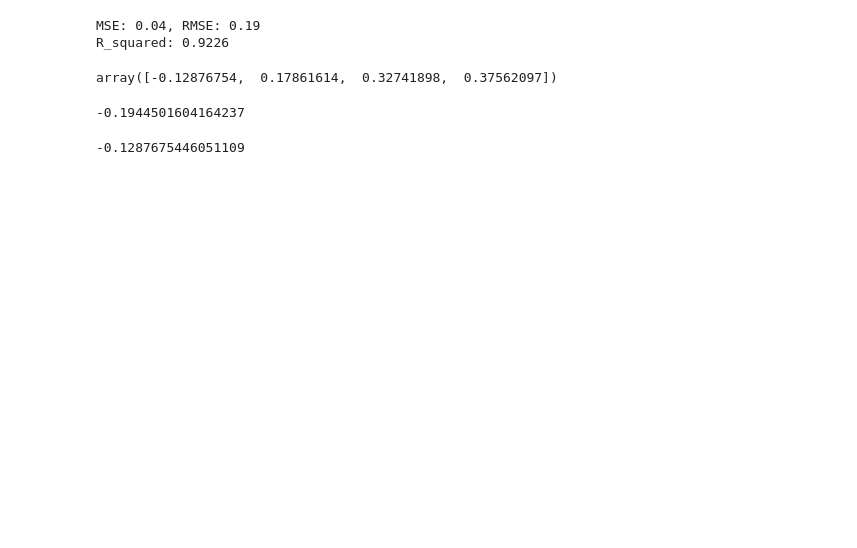
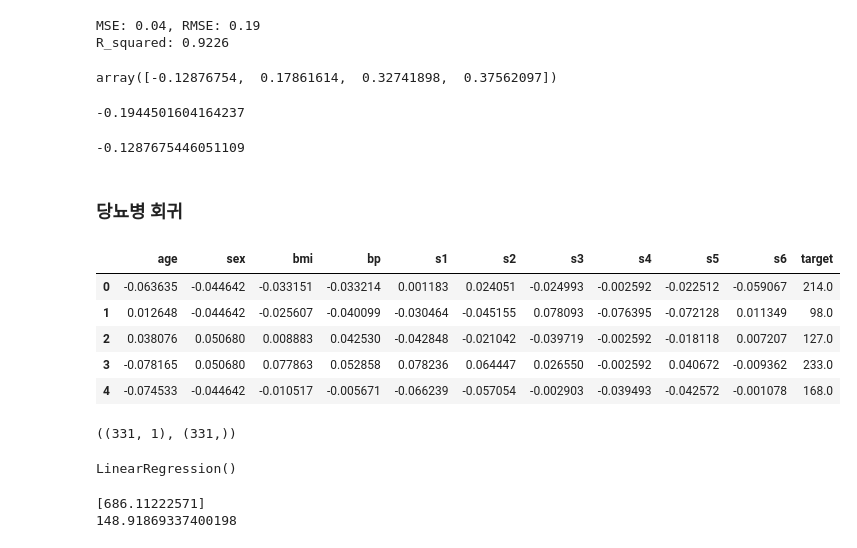
Before and after one commit to yeonhaneul/Python-flask-web-2020, a Jupyter notebook: 04_DataAnalysisModule/bp8_regression/test.ipynb, the cells around one changed output. Cells and saved outputs as stored; diff of their text form; code cells hidden in the pictures; blank space fills up the shorter version.

```diff
--- a/04_DataAnalysisModule/bp8_regression/test.ipynb
+++ b/04_DataAnalysisModule/bp8_regression/test.ipynb
@@ -65,3 +65,15 @@ lr.intercept_
 coef[0]*Sepla length + coef[1]*Sepal width + coef[2]*Petal length + coef[3]*target + lr.intercept_
 # %% [output]
 -0.1287675446051109
+# %% [markdown]
+### 당뇨병 회귀
+# %%
+df = pd.read_csv('../static/data/diabetes_train.csv')
+df.head()
+# %% [output]
+|  | age | sex | bmi | bp | s1 | s2 | s3 | s4 | s5 | s6 | target |
+| 0 | -0.063635 | -0.044642 | -0.033151 | -0.033214 | 0.001183 | 0.024051 | -0.024993 | -0.002592 | -0.022512 | -0.059067 | 214.0 |
+| 1 | 0.012648 | -0.044642 | -0.025607 | -0.040099 | -0.030464 | -0.045155 | 0.078093 | -0.076395 | -0.072128 | 0.011349 | 98.0 |
+| 2 | 0.038076 | 0.050680 | 0.008883 | 0.042530 | -0.042848 | -0.021042 | -0.039719 | -0.002592 | -0.018118 | 0.007207 | 127.0 |
+| 3 | -0.078165 | 0.050680 | 0.077863 | 0.052858 | 0.078236 | 0.064447 | 0.026550 | -0.002592 | 0.040672 | -0.009362 | 233.0 |
+| 4 | -0.074533 | -0.044642 | -0.010517 | -0.005671 | -0.066239 | -0.057054 | -0.002903 | -0.039493 | -0.042572 | -0.001078 | 168.0 |
@@ -67,0 +82,6 @@ coef[0]*Sepla length + coef[1]*Sepal width + coef[2]*Petal length + coef[3]*targ
+# %%
+X = df[feature].values.reshape(-1,1)
+y = df.target.values
+X.shape, y.shape
+# %% [output]
+((331, 1), (331,))
@@ -67,0 +90,11 @@ coef[0]*Sepla length + coef[1]*Sepal width + coef[2]*Petal length + coef[3]*targ
+# %%
+lr.fit(X, y)
+# %% [output]
+LinearRegression()
+# %%
+weight, bias = lr.coef_, lr.intercept_
+print(weight)
+print(bias)
+# %% [output]
+[686.11222571]
+148.91869337400198
```
Also changed, not shown: parts of 25 cells of this notebook, 7 other files.
